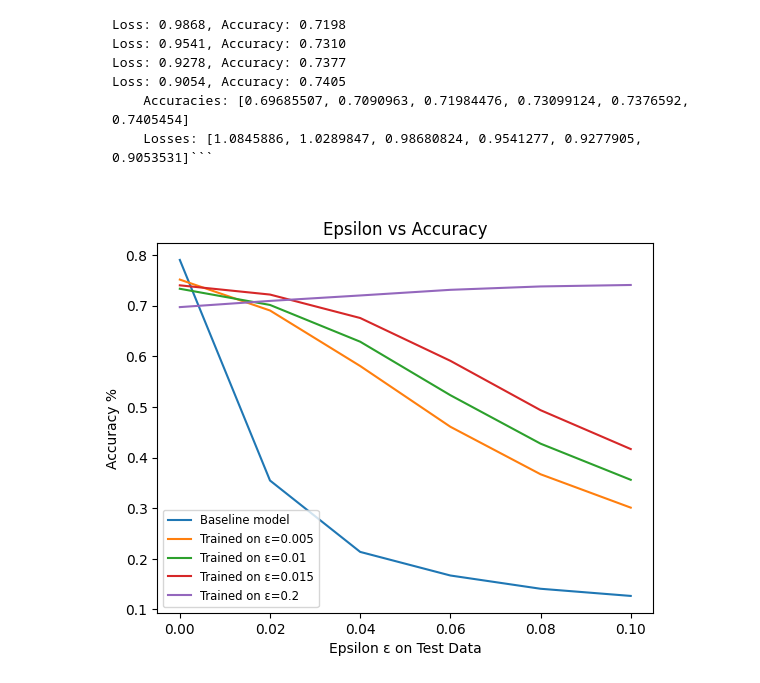
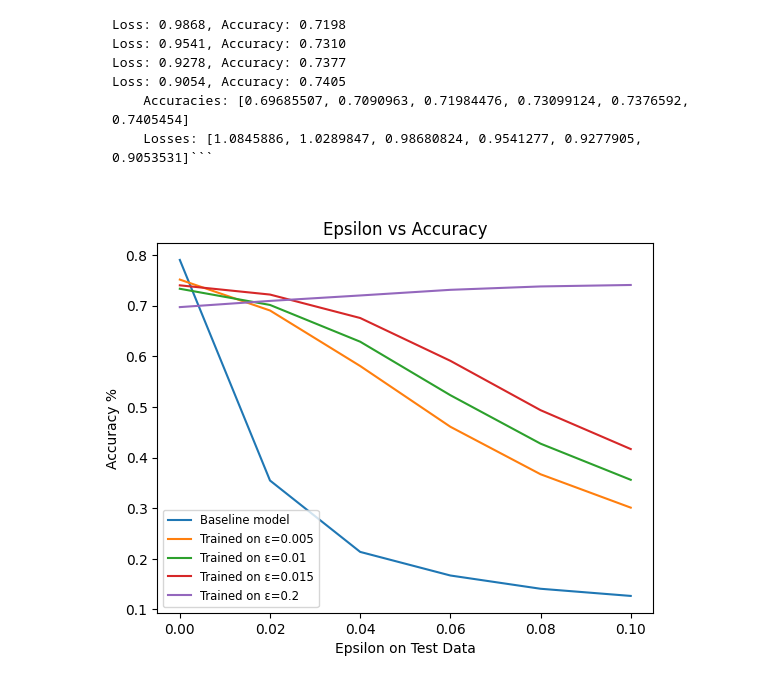
Before and after one commit to bliutech/adversarial-networks, a Jupyter notebook: rnn.ipynb, the cells around one changed output. Drawn from its saved outputs; the diff is of its cells as text; code cells hidden in the pictures.

```diff
--- a/rnn.ipynb
+++ b/rnn.ipynb
@@ -422,19 +422,19 @@ Loss: 0.9054, Accuracy: 0.7405
 # %%
 additional_epsilons = [0, 0.02,0.04,0.06,0.08,0.1]
 plt.title("Epsilon vs Accuracy")
 a_baseline = [0.79000795, 0.35459793, 0.21367437, 0.16709793, 0.14092356, 0.1267914]
 plt.plot(additional_epsilons, a_baseline, "-",label="Baseline model")
 a_005 = [0.75119424, 0.6901871, 0.5806131, 0.46068868, 0.36693868, 0.30105492]
 plt.plot(additional_epsilons, a_005, "-",label="Trained on \u03B5="+str(0.005))
 a_001 = [0.7330812, 0.70113456, 0.6285828, 0.52298963, 0.42734873, 0.35599124]
 plt.plot(additional_epsilons, a_001, "-",label="Trained on \u03B5="+str(0.01))
 a_0015 = [0.73984873, 0.7216362, 0.6753583, 0.5908638, 0.49343154, 0.41669983]
 plt.plot(additional_epsilons, a_0015, "-",label="Trained on \u03B5="+str(0.015))
 a_02 = [0.69685507, 0.7090963, 0.71984476, 0.73099124, 0.7376592, 0.7405454]
 plt.plot(additional_epsilons, a_02, "-",label="Trained on \u03B5="+str(0.2))
-plt.xlabel("Epsilon \u03B5 on Test Data")
+plt.xlabel("Epsilon on Test Data")
 plt.ylabel("Accuracy %")
 plt.legend(loc="lower left", fontsize='small')
 plt.show()
 # %% [output]
-[figure, old version]
+[figure, new version]
```
Also changed, not shown: parts of 1 cell of this notebook.
